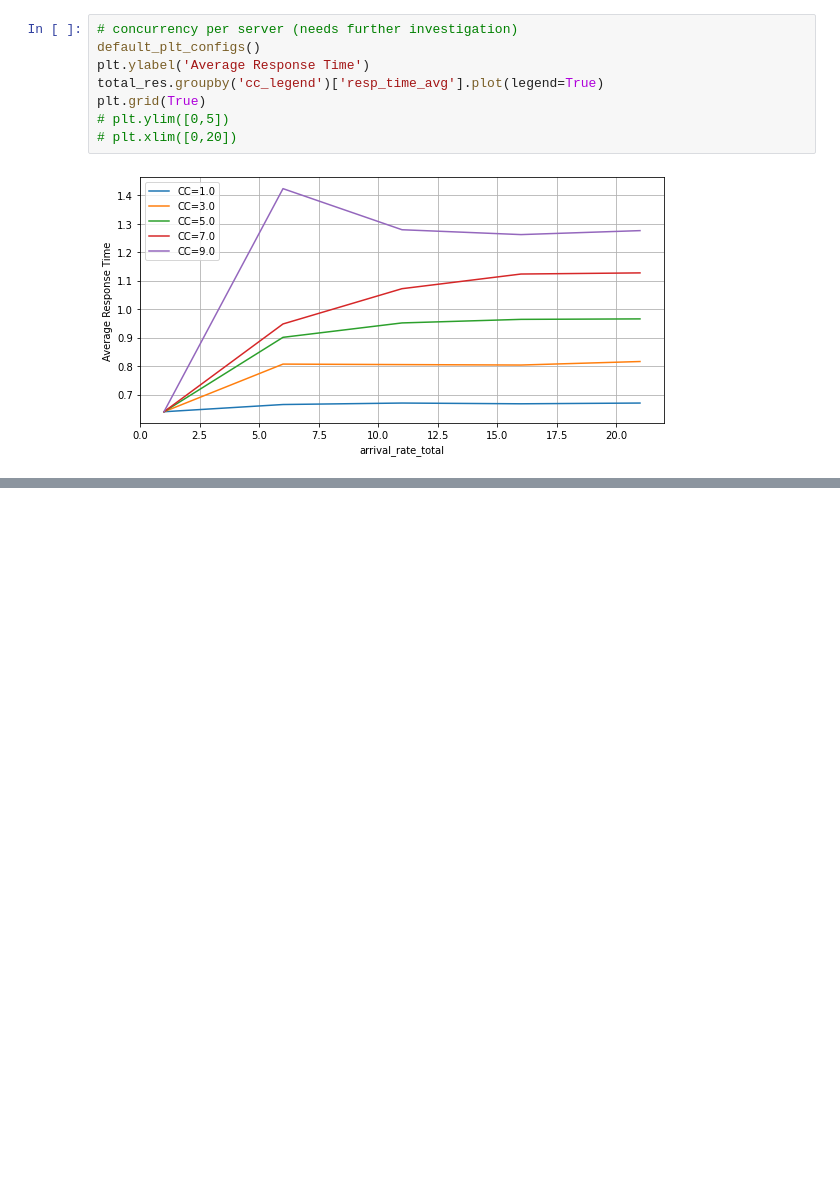
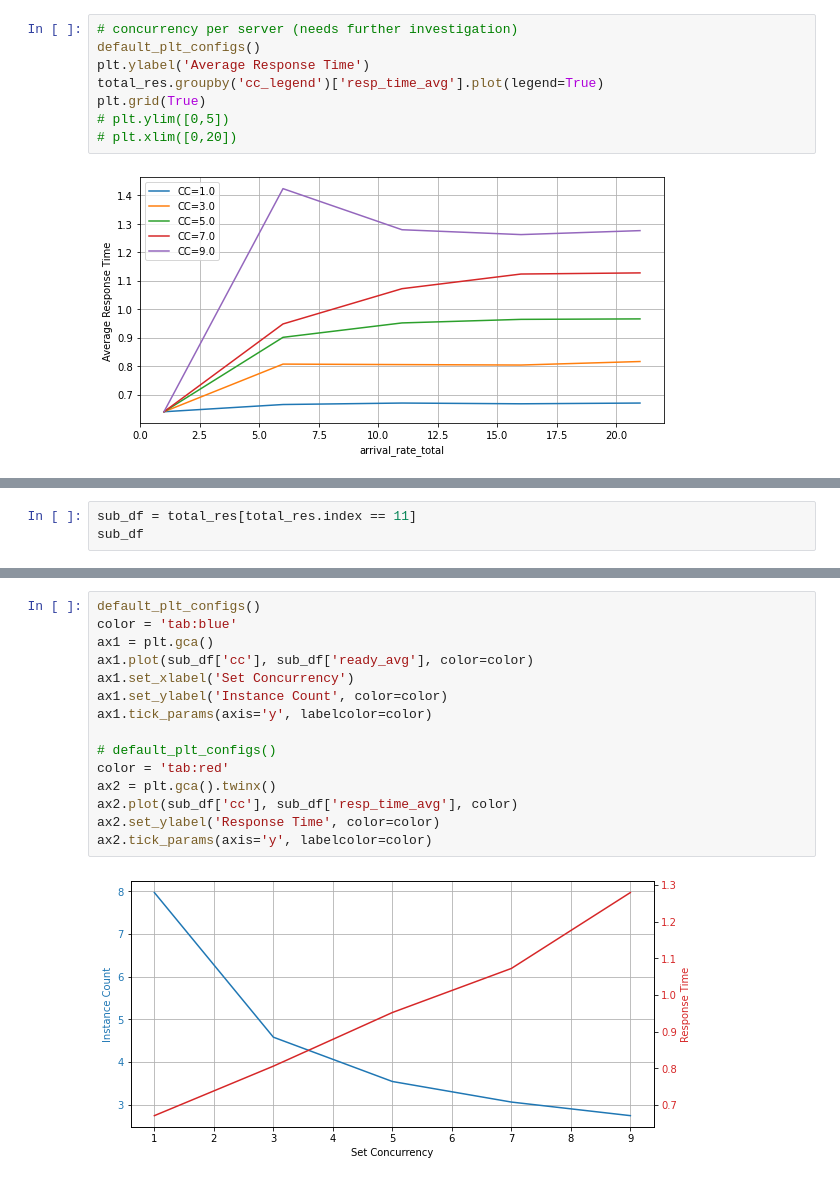
Before and after one commit to pacslab/conc-value-perf-modelling, a Jupyter notebook: model/04-workload-plots.ipynb, the cells around one changed output, grey strips where cells are left out. Saved outputs shown, nothing was run; the diff lists cells and outputs as text; blank space fills up the shorter version.

```diff
--- a/model/04-workload-plots.ipynb
+++ b/model/04-workload-plots.ipynb
@@ -194,0 +197,3 @@ plt.grid(True)
+# %%
+sub_df = total_res[total_res.index == 11]
+sub_df
@@ -194,0 +208,17 @@ plt.grid(True)
+# %%
+default_plt_configs()
+color = 'tab:blue'
+ax1 = plt.gca()
+ax1.plot(sub_df['cc'], sub_df['ready_avg'], color=color)
+ax1.set_xlabel('Set Concurrency')
+ax1.set_ylabel('Instance Count', color=color)
+ax1.tick_params(axis='y', labelcolor=color)
+
+# default_plt_configs()
+color = 'tab:red'
+ax2 = plt.gca().twinx()
+ax2.plot(sub_df['cc'], sub_df['resp_time_avg'], color)
+ax2.set_ylabel('Response Time', color=color)
+ax2.tick_params(axis='y', labelcolor=color)
+# %% [output]
+[figure, added]
```
Also changed, not shown: parts of 2 cells of this notebook, 1 other file.
